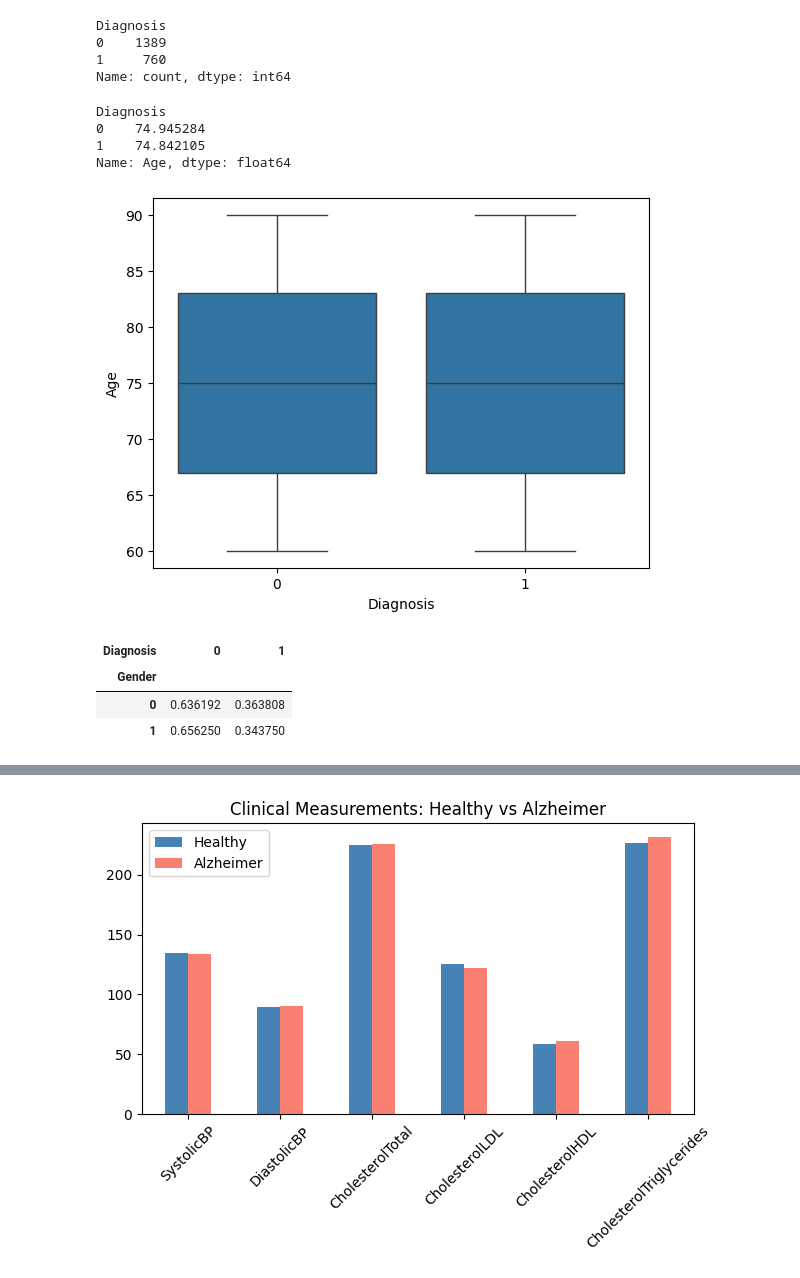
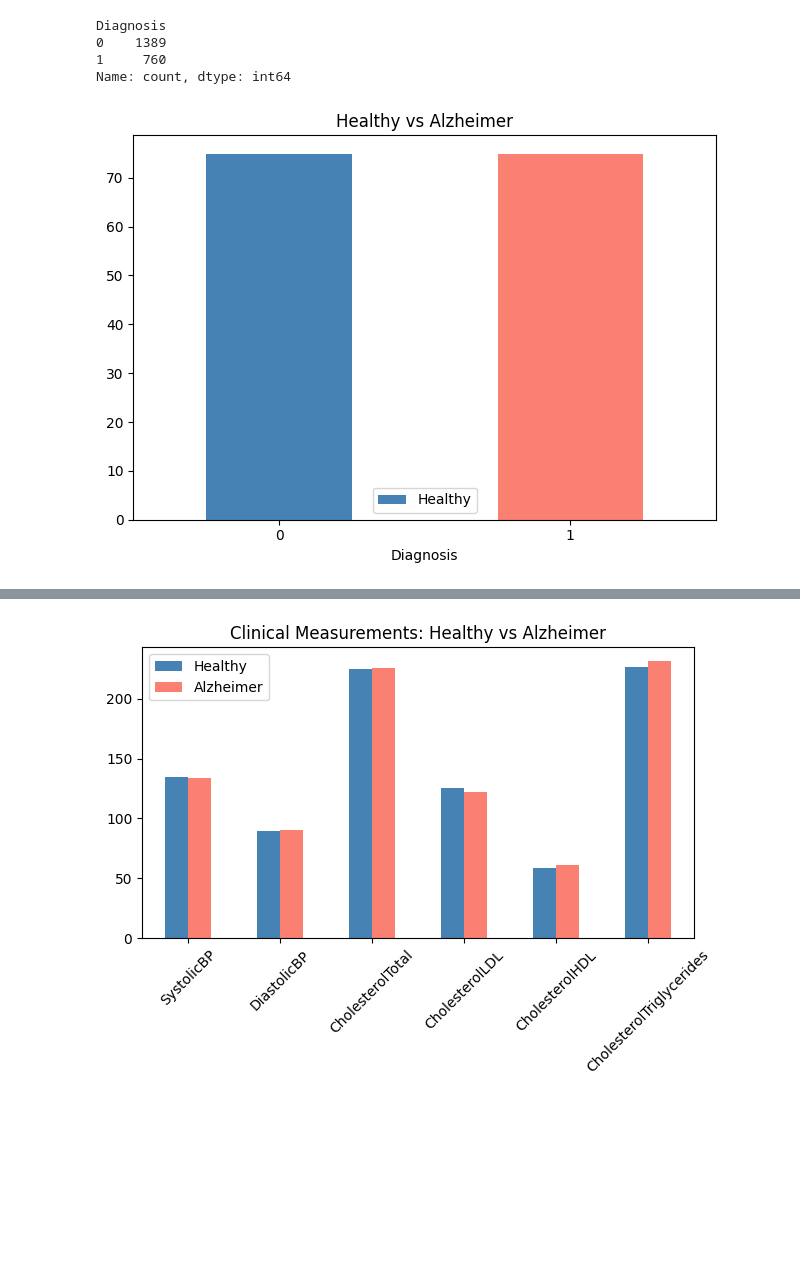
Before and after one commit to JanaMakary/Factors-Associated-with-Alzheimer-s, a Jupyter notebook: analysis.ipynb, the cells around one changed output, grey strips where cells are left out. Drawn from its saved outputs; the diff is of its cells as text; code cells hidden in the pictures; blank space fills up the shorter version.

Commit message:
data analysis

```diff
--- a/analysis.ipynb
+++ b/analysis.ipynb
@@ -205,21 +205,11 @@ Diagnosis
 1     760
 Name: count, dtype: int64
 # %%
-df.groupby('Diagnosis')['Age'].mean()
+df.groupby('Diagnosis')['Age'].mean().T.plot(kind='bar', color=['steelblue', 'salmon'])
+plt.title('Healthy vs Alzheimer')
+plt.xticks(rotation=0)
+plt.legend(['Healthy', 'Alzheimer'])
+plt.tight_layout()
+plt.show()
 # %% [output]
-Diagnosis
-0    74.945284
-1    74.842105
-Name: Age, dtype: float64
+[figure, added]
-# %%
-sns.boxplot(x='Diagnosis', y='Age', data=df)
-plt.show()
-# %% [output]
-[figure, removed]
-# %%
-pd.crosstab(df['Gender'], df['Diagnosis'], normalize='index')
-# %% [output]
-| Diagnosis | 0 | 1 |
-| Gender |  |  |
-| 0 | 0.636192 | 0.363808 |
-| 1 | 0.656250 | 0.343750 |
```
Also changed, not shown: parts of 20 cells of this notebook.
